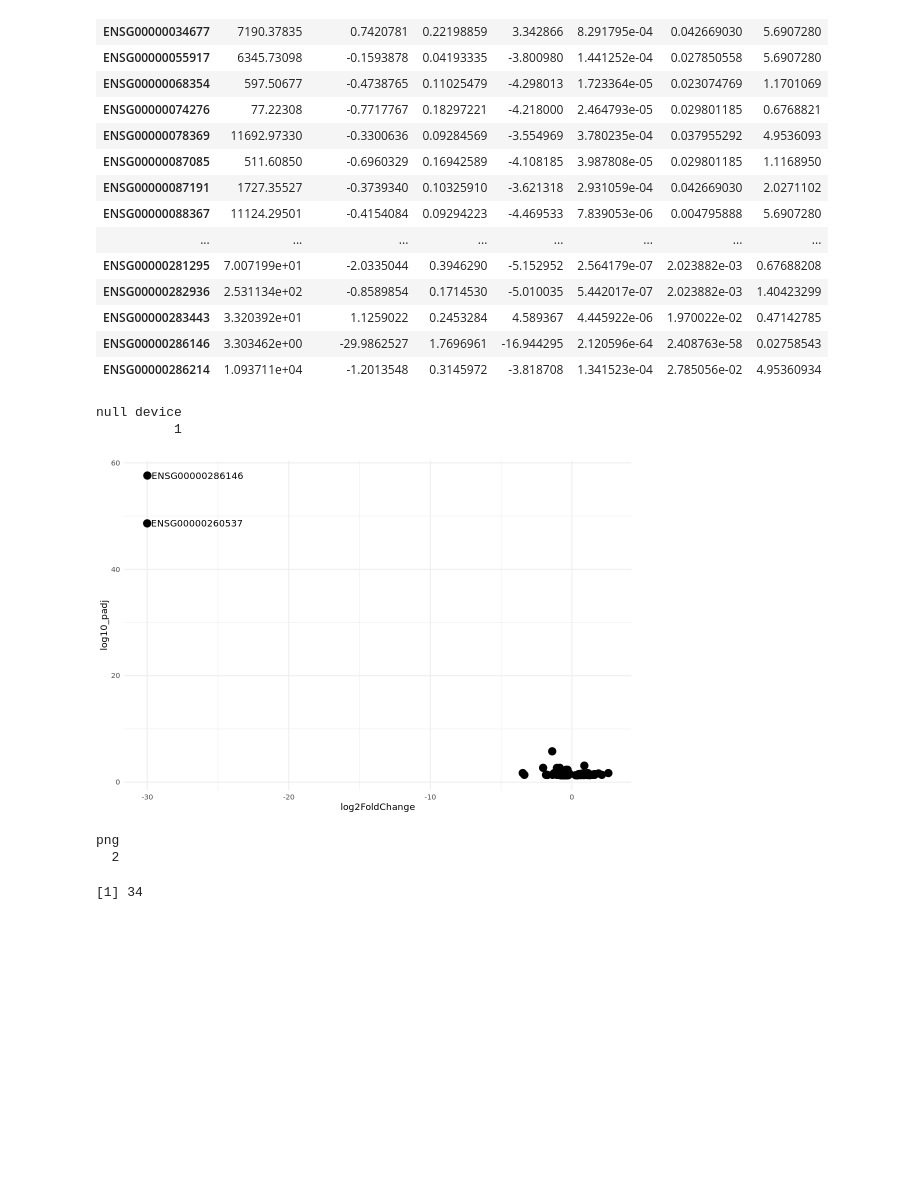
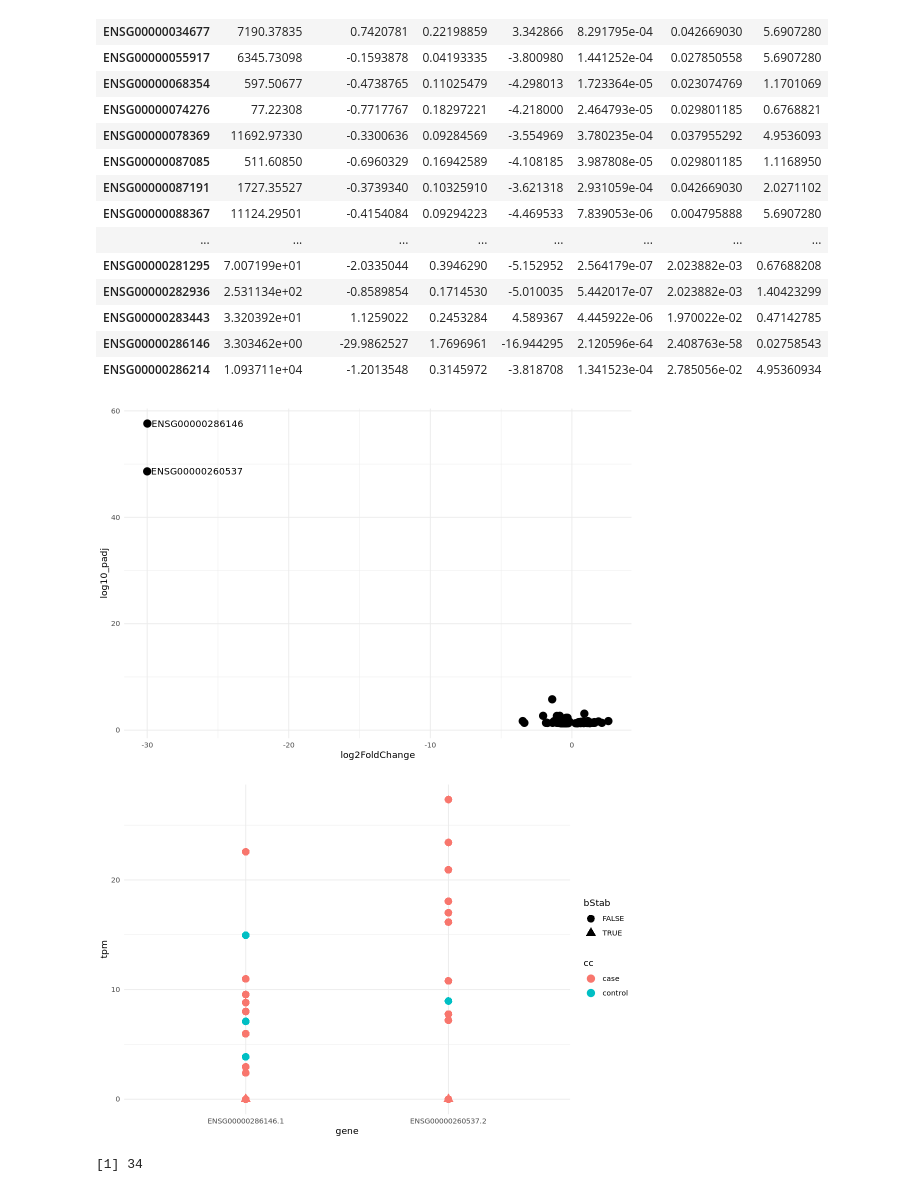
Before and after one commit to kepsi/Pathonoia, a Jupyter notebook: downstream_analysis/downstream_analysis_FTD.ipynb, the cells around one changed output. Drawn from its saved outputs; the diff is of its cells as text; code cells hidden in the pictures; blank space fills up the shorter version.

Commit message:
update on FTD notebook and analysis for publication

```diff
--- a/downstream_analysis/downstream_analysis_FTD.ipynb
+++ b/downstream_analysis/downstream_analysis_FTD.ipynb
@@ -436,5 +299,8 @@ null device
 # %% [markdown]
 # DE Transcriptome
 # %%
-genecounts = read.table("../../PowerEdge/analysis/FTD/mRNA/B.stabilis - human transcriptome/frontal_lengthScaledTPM_counts.txt", header = TRUE, row.names = 1)
-colnames(genecounts) = substr(colnames(genecounts),2,6)
+genecounts = read.table(paste0(inputfolder,"/frontal_lengthScaledTPM_counts.txt"), header = TRUE, row.names = 1)
+colnames(genecounts) = gsub('X', '', colnames(genecounts))
+colnames(genecounts) = substr(colnames(genecounts),1,5)
+genecounts = genecounts[,!(colnames(genecounts) %in% pca_outlier)]
+colnames(genecounts) = paste0("S",colnames(genecounts))
@@ -485,6 +306,0 @@ A data.frame: 45 × 29
-# %%
-metadata$GENE_DE =  as.factor(t(counts["95485",rownames(metadata)] > 0)) # 0 genes
-samples_gde = rownames(metadata[metadata$CASE.CONTROL == "case",])
-samples_gde
-metadata_gde = metadata[samples_gde,]
-genecounts = genecounts[,samples_gde]
@@ -554,26 +332,19 @@ A data.frame: 143 × 7
 gr$log10_padj=-log10(gr$padj)
 gr$genename=rownames(gr)
 options(repr.plot.width=9, repr.plot.height=6)
-#pdf("figures/bstabVolcano.pdf", height = 6, width = 9)
 ggplot(gr, aes(log2FoldChange, log10_padj, label=ifelse(log10_padj>40, as.character(genename),"")))+ geom_point(size=4) + theme_minimal() + geom_text_repel(min.segment.length = 0)
-
-dev.off()
 # %% [output]
-null device
-          1
 [figure]
 # %%
 genesOfInterest = genecounts[c("ENSG00000286146","ENSG00000260537"),]
 goi = t(genesOfInterest)
 goi = melt(goi ,  varnames=c('sample', 'gene'), value.name = 'tpm')
+goi$sample = substr(goi$sample,2,6)
 goi$cc=metadata[goi$sample,"CASE.CONTROL"]
 goi$bStab=t(counts["95485",goi$sample]>0)
-pdf("figures/bstabgenes_tpm.pdf", height = 6, width = 9)
 ggplot(goi,aes(x=gene, y=tpm, color=cc, shape = bStab)) + geom_point(size=4) + theme_minimal()
-dev.off()
 # %% [output]
-png
-  2
+[figure, added]
 # %%
 upregulated_genes = sapply(strsplit(rownames(gr[gr$log2FoldChange > 0,]), ".", fixed=T), function(x) x[1])
 downregulated_genes = sapply(strsplit(rownames(gr[gr$log2FoldChange < 0,]), ".", fixed=T), function(x) x[1])
```
Also changed, not shown: parts of 26 cells of this notebook, 7 other files.
